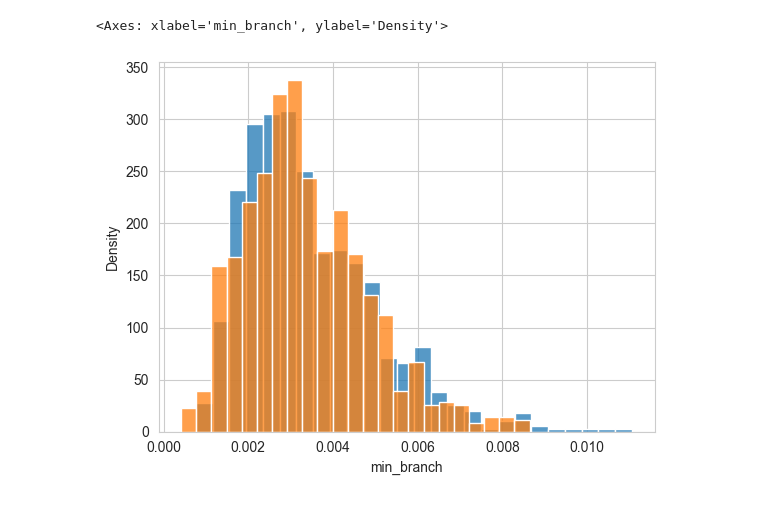
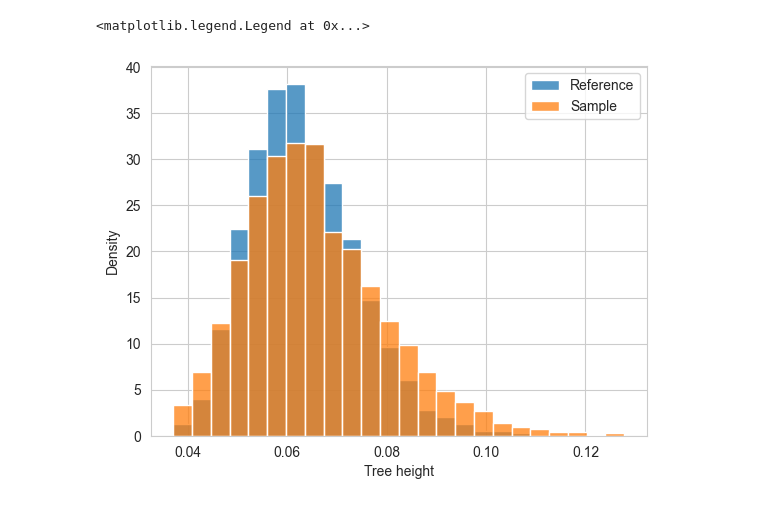
Before and after one commit to tochsner/ccd-validation, a Jupyter notebook: src/model_validation/validation.ipynb, the cells around one changed output. Saved outputs shown, nothing was run; the diff lists cells and outputs as text; code cells hidden in the pictures.

```diff
--- a/src/model_validation/validation.ipynb
+++ b/src/model_validation/validation.ipynb
@@ -87,19 +37,37 @@ for d in sorted(ref_branches.distance_to_leaf.unique()):
-# %%
-sns.histplot(
-    sample_branches[(sample_branches.clade_split == "0010000000||0100000000")],
-    x="min_branch",
-    label="sample",
-    stat="density",
-)
-sns.histplot(
-    ref_branches[(ref_branches.clade_split == "0010000000||0100000000")],
-    x="min_branch",
-    label="reference",
-    stat="density",
-)
-# %% [output]
-<Axes: xlabel='min_branch', ylabel='Density'>
-[figure, removed]
+# %%
+from random import sample
+import numpy as np
+
+NUM_PAIRS = 5_000
+SAMPLE_SIZE = 5_000
+NUM_BINS = 25
+
+
+ref_tree_heights = [
+    get_tree_height(tree)
+    for tree in sample(ref_trees, min(SAMPLE_SIZE, len(ref_trees)))
+]
+sample_tree_heights = [
+    get_tree_height(tree)
+    for tree in sample(sample_trees, min(SAMPLE_SIZE, len(sample_trees)))
+]
+
+
+def _get_bins(items: list[float]):
+    min_item = np.percentile(items, 0.001)
+    max_item = np.percentile(items, 99.999)
+    return np.linspace(min_item, max_item, NUM_BINS)
+
+bins = _get_bins(ref_tree_heights)
+
+sns.histplot(ref_tree_heights, stat="density", label="Reference", bins=bins)
+sns.histplot(sample_tree_heights, stat="density", label="Sample", bins=bins)
+
+plt.xlabel("Tree height")
+plt.legend(loc="upper right")
+# %% [output]
+<matplotlib.legend.Legend at 0x...>
+[figure, added]
 # %%
 from collections import Counter
 
```
Also changed, not shown: parts of 10 cells of this notebook, 7 other files.
